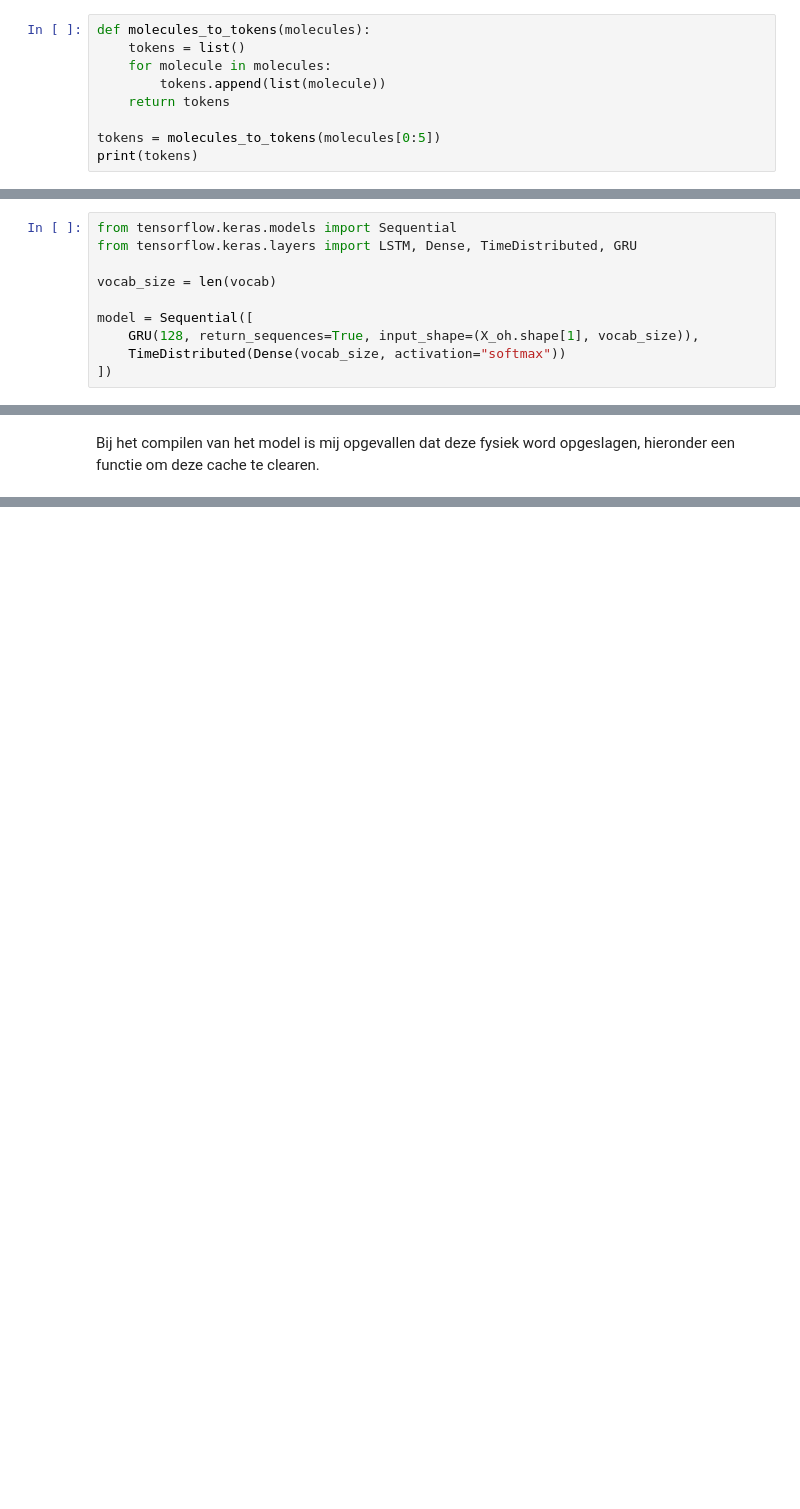
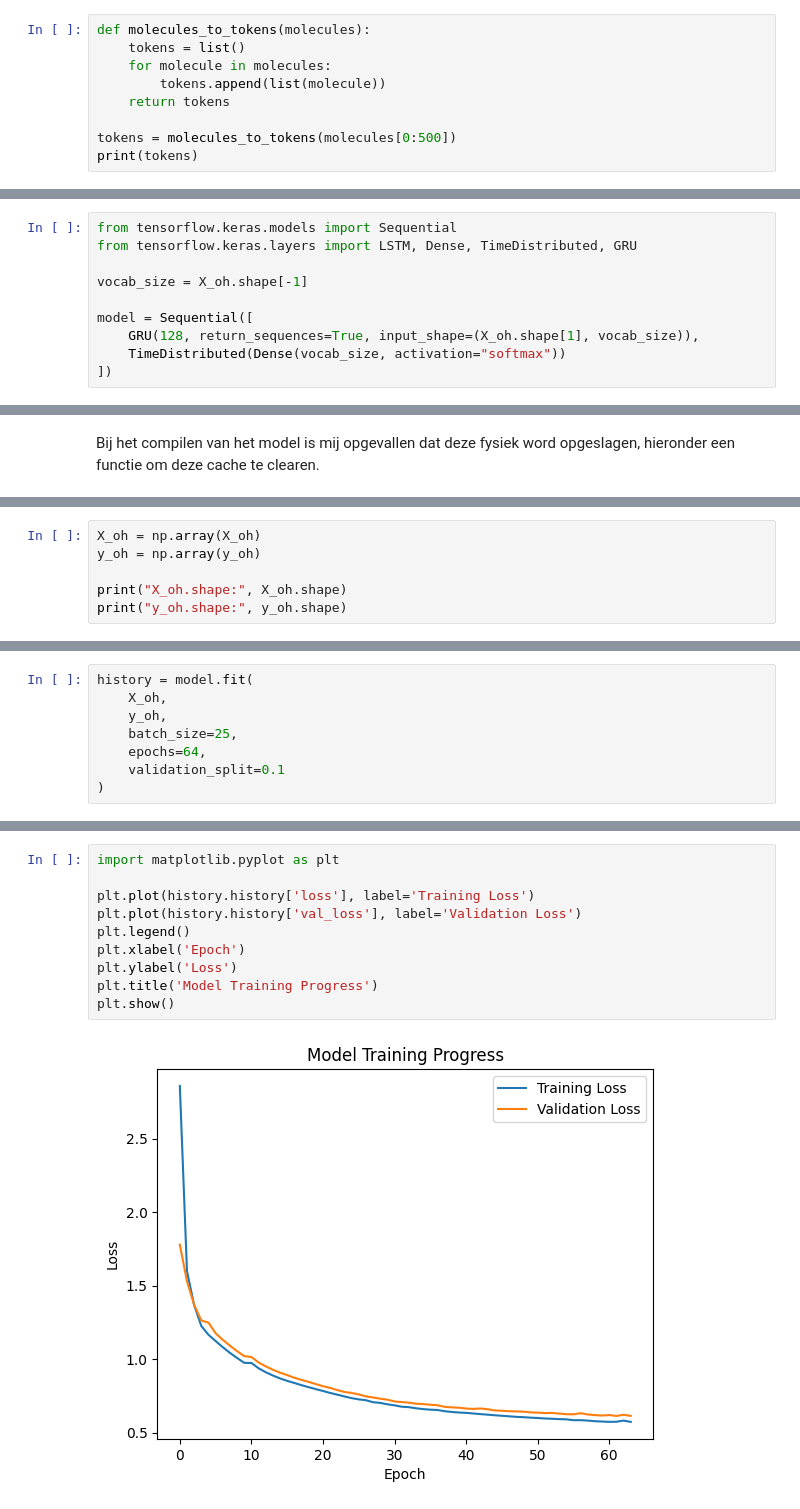
Before and after one commit to BramWillems/S1Project3-The-Molecule-Forge, a Jupyter notebook: main.ipynb, the cells around one changed output, grey strips where cells are left out. Saved outputs shown, nothing was run; the diff lists cells and outputs as text; blank space fills up the shorter version.

Commit message:
trained model

```diff
--- a/main.ipynb
+++ b/main.ipynb
@@ -76,7 +76,7 @@ def molecules_to_tokens(molecules):
         tokens.append(list(molecule))
     return tokens
 
-tokens = molecules_to_tokens(molecules[0:5])
+tokens = molecules_to_tokens(molecules[0:500])
 print(tokens)
 # %% [output]
 [['C', 'C', 'C', '(', 'C', ')', '(', 'C', ')', 'B', 'r'], ['C', 'C', 'C', 'N', '(', 'C', 'C', 'c', '1', 'c', 'c', 'c', 'c', '(', '-', 'c', '2', 'c', 'c', 'c', 'c', 'c', '2', ')', 'c', '1', ')', 'C', ' ...
@@ -246,7 +243,7 @@ Ik heb dus hieronder het model gebouwd maar wat doet alles nu? Voor het bouwen v
 from tensorflow.keras.models import Sequential
 from tensorflow.keras.layers import LSTM, Dense, TimeDistributed, GRU
 
-vocab_size = len(vocab)
+vocab_size = X_oh.shape[-1]
 
 model = Sequential([
     GRU(128, return_sequences=True, input_shape=(X_oh.shape[1], vocab_size)),
@@ -280,0 +278,6 @@ ModuleNotFoundError: No module named 'tensorflow'
+# %%
+X_oh = np.array(X_oh)
+y_oh = np.array(y_oh)
+
+print("X_oh.shape:", X_oh.shape)
+print("y_oh.shape:", y_oh.shape)
@@ -282,0 +289,8 @@ Nu het trainen van het model
+# %%
+history = model.fit(
+    X_oh,
+    y_oh,
+    batch_size=25,
+    epochs=64,
+    validation_split=0.1
+)
@@ -282,0 +317,12 @@ Nu het trainen van het model
+# %%
+import matplotlib.pyplot as plt
+
+plt.plot(history.history['loss'], label='Training Loss')
+plt.plot(history.history['val_loss'], label='Validation Loss')
+plt.legend()
+plt.xlabel('Epoch')
+plt.ylabel('Loss')
+plt.title('Model Training Progress')
+plt.show()
+# %% [output]
+[figure, added]
```
Also changed, not shown: parts of 16 cells of this notebook.
